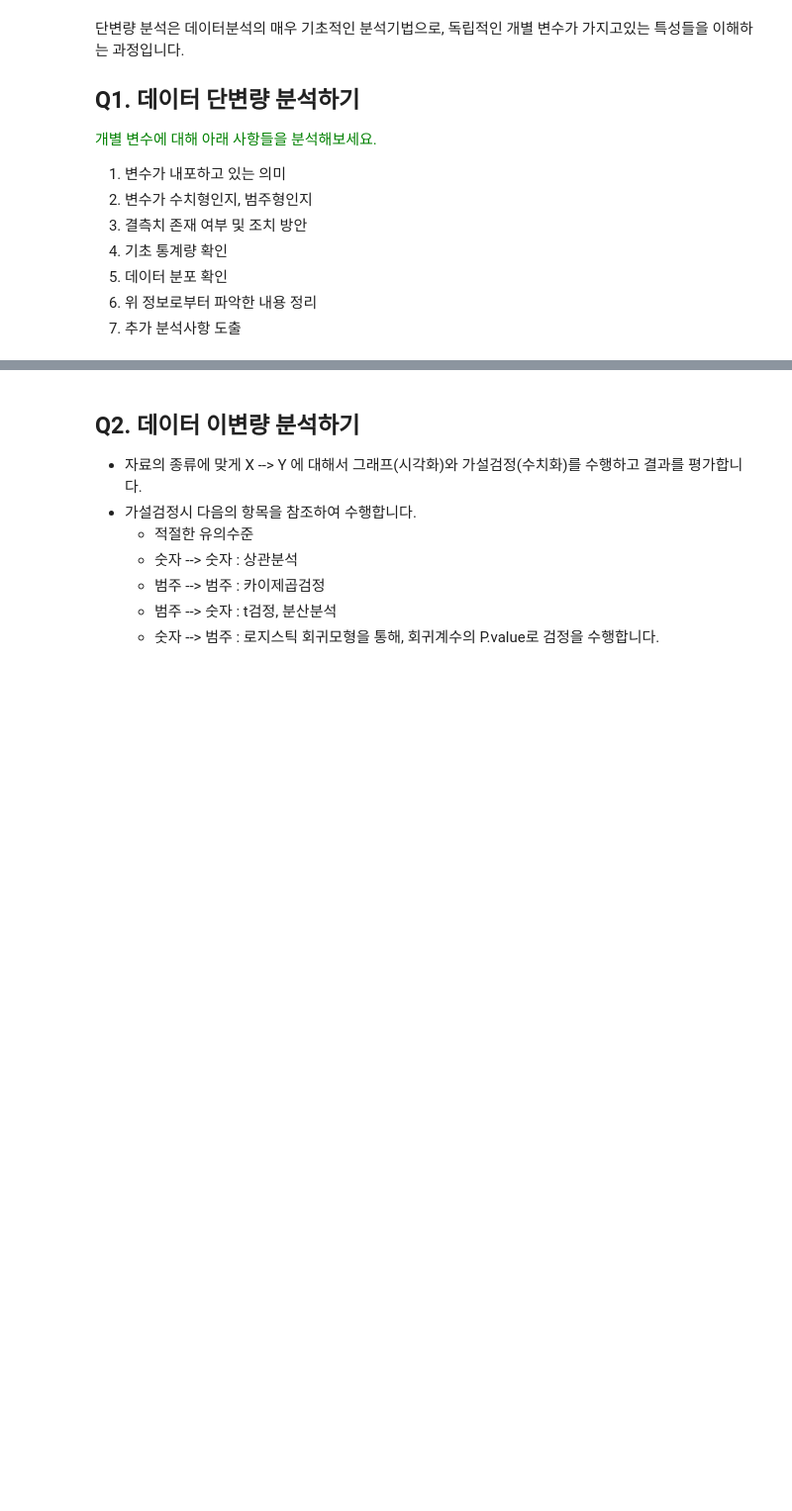
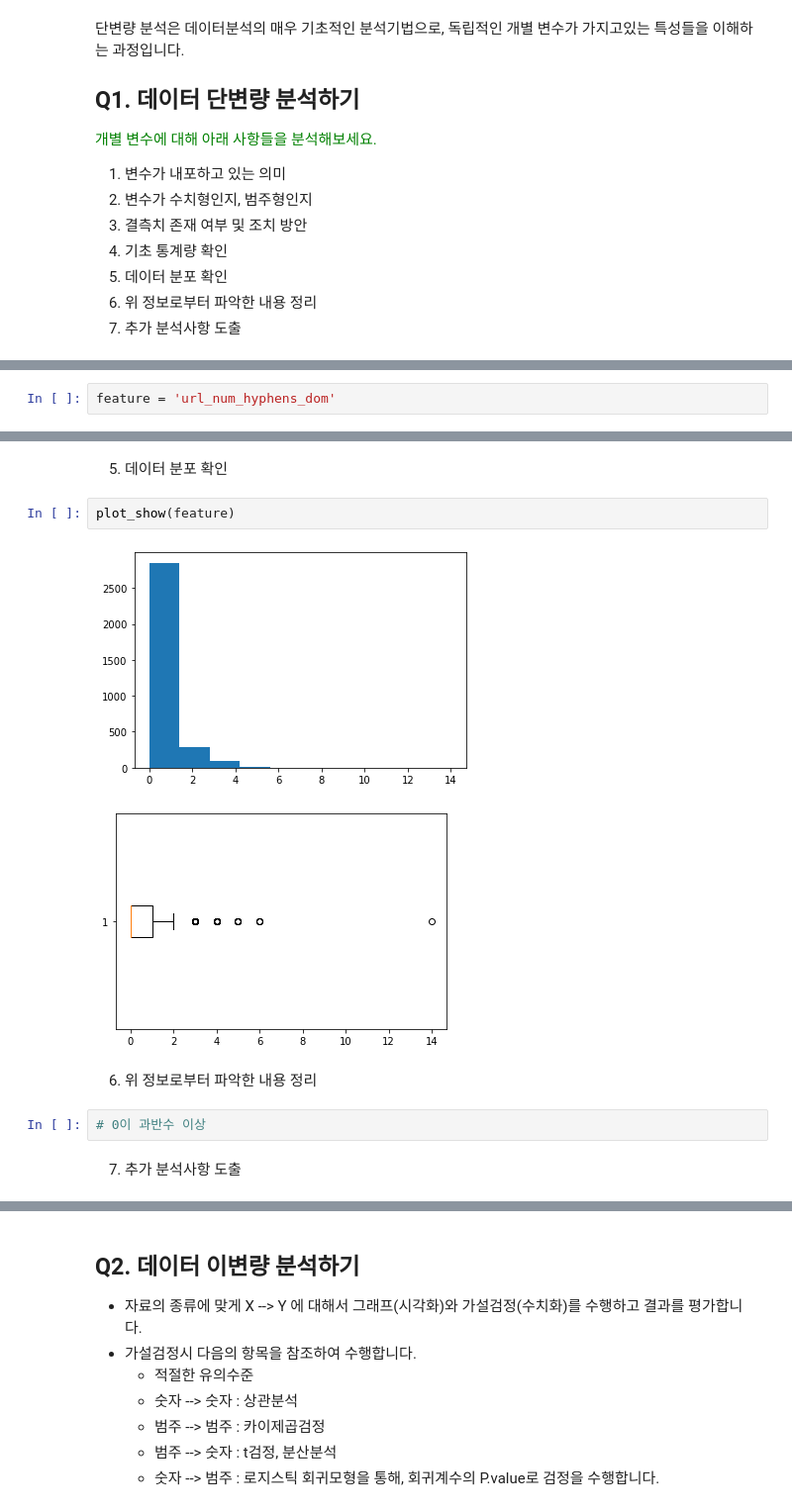
Before and after one commit to yeonsu98/MiniProject, a Jupyter notebook: 악성사이트탐지모델링/악성사이트 실습파일/2. 데이터 전처리.ipynb, the cells around one changed output, grey strips where cells are left out. Shown: that part at 99% size. Saved outputs shown, nothing was run; the diff lists cells and outputs as text; blank space fills up the shorter version.

```diff
--- a/악성사이트탐지모델링/악성사이트 실습파일/2. 데이터 전처리.ipynb
+++ b/악성사이트탐지모델링/악성사이트 실습파일/2. 데이터 전처리.ipynb
@@ -69,0 +155,2 @@
+# %%
+feature = 'url_num_hyphens_dom'
@@ -69,0 +192,13 @@
+# %% [markdown]
+5) 데이터 분포 확인
+# %%
+plot_show(feature)
+# %% [output]
+[figure, added]
+[figure, added]
+# %% [markdown]
+6) 위 정보로부터 파악한 내용 정리
+# %%
+# 0이 과반수 이상
+# %% [markdown]
+7) 추가 분석사항 도출
```
Also changed, not shown: parts of 195 cells of this notebook, 1 other file.
